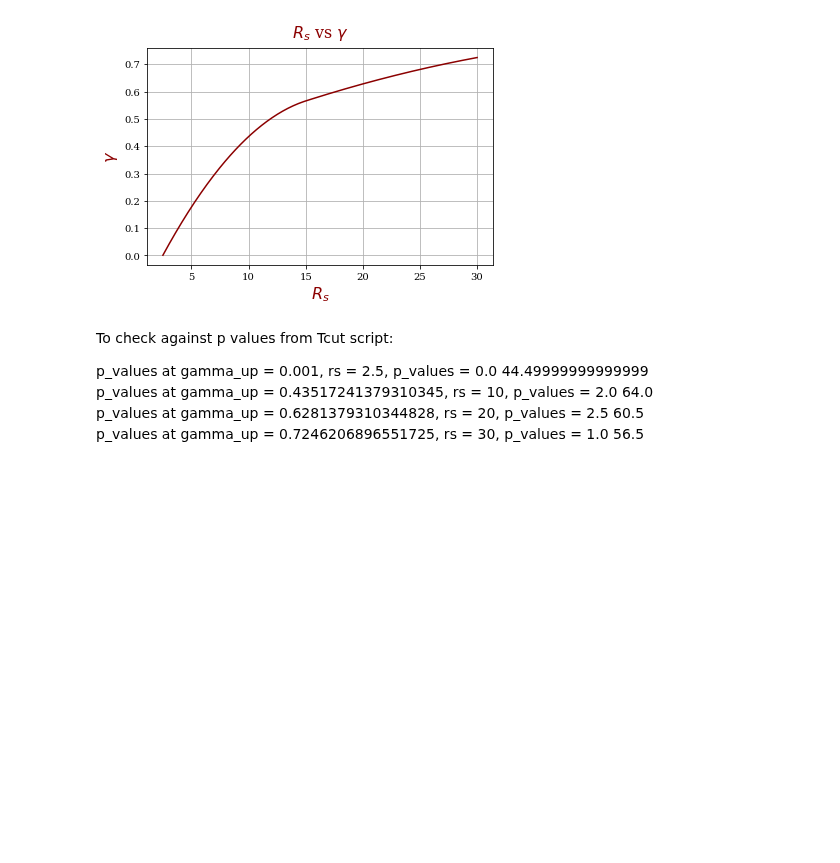
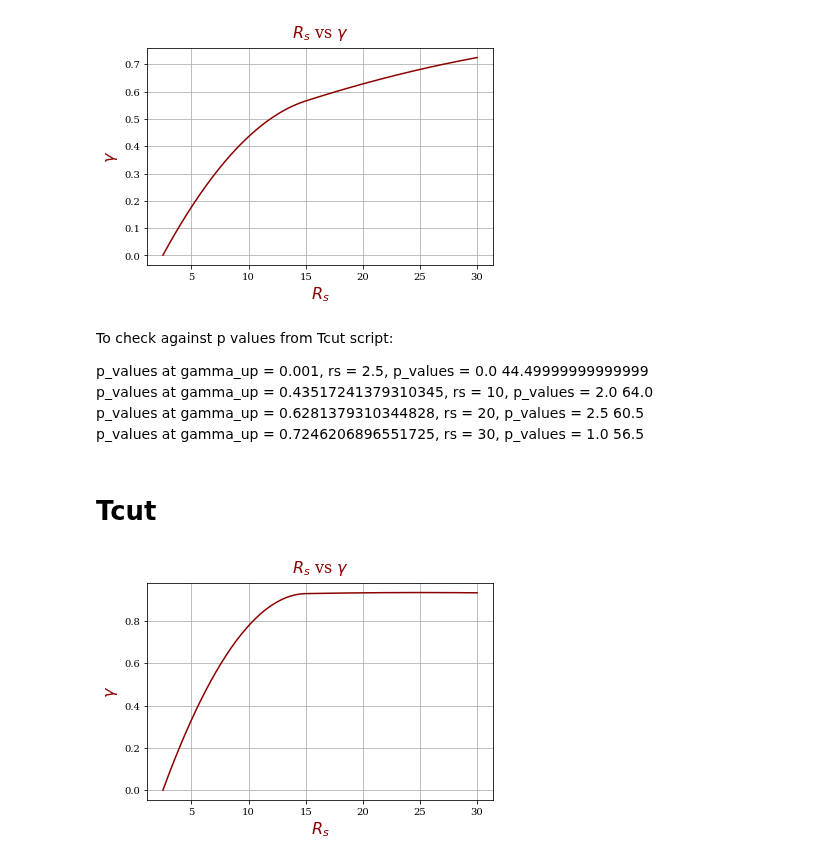
Before and after one commit to SvPoder/exoplanets, a Jupyter notebook: jupyter-notebook/plotting_rs_gamma.ipynb, the cells around one changed output. Saved outputs shown, nothing was run; the diff lists cells and outputs as text; code cells hidden in the pictures; blank space fills up the shorter version.

```diff
--- a/jupyter-notebook/plotting_rs_gamma.ipynb
+++ b/jupyter-notebook/plotting_rs_gamma.ipynb
@@ -51,3 +51,23 @@ p_values at gamma_up = 0.001, rs = 2.5, p_values = 0.0 44.49999999999999
 p_values at gamma_up = 0.43517241379310345, rs = 10, p_values = 2.0 64.0
 p_values at gamma_up = 0.6281379310344828, rs = 20, p_values = 2.5 60.5
 p_values at gamma_up = 0.7246206896551725, rs = 30, p_values = 1.0 56.5
+# %% [markdown]
+# Tcut
+# %%
+rs = [2.5, 10, 20, 30]
+gamma = [0.001, 0.778222, 0.933666, 0.933666]
+# %%
+xnew = np.linspace(np.min(rs), np.max(rs), 300)
+
+spl = make_interp_spline(rs, gamma, k=2)
+line_smooth = spl(xnew)
+plt.plot(xnew, line_smooth, '-', color = 'darkred')
+
+plt.title(r"$R_s$ vs $\gamma$", fontdict=font, pad = 10)
+plt.grid()
+plt.xlabel(r"$R_s$", fontdict=font)
+plt.ylabel(r"$\gamma$", fontdict=font)
+
+plt.subplots_adjust(left=0.10)
+# %% [output]
+[figure, added]
```
Also changed, not shown: parts of 5 cells of this notebook, 1 other file.
